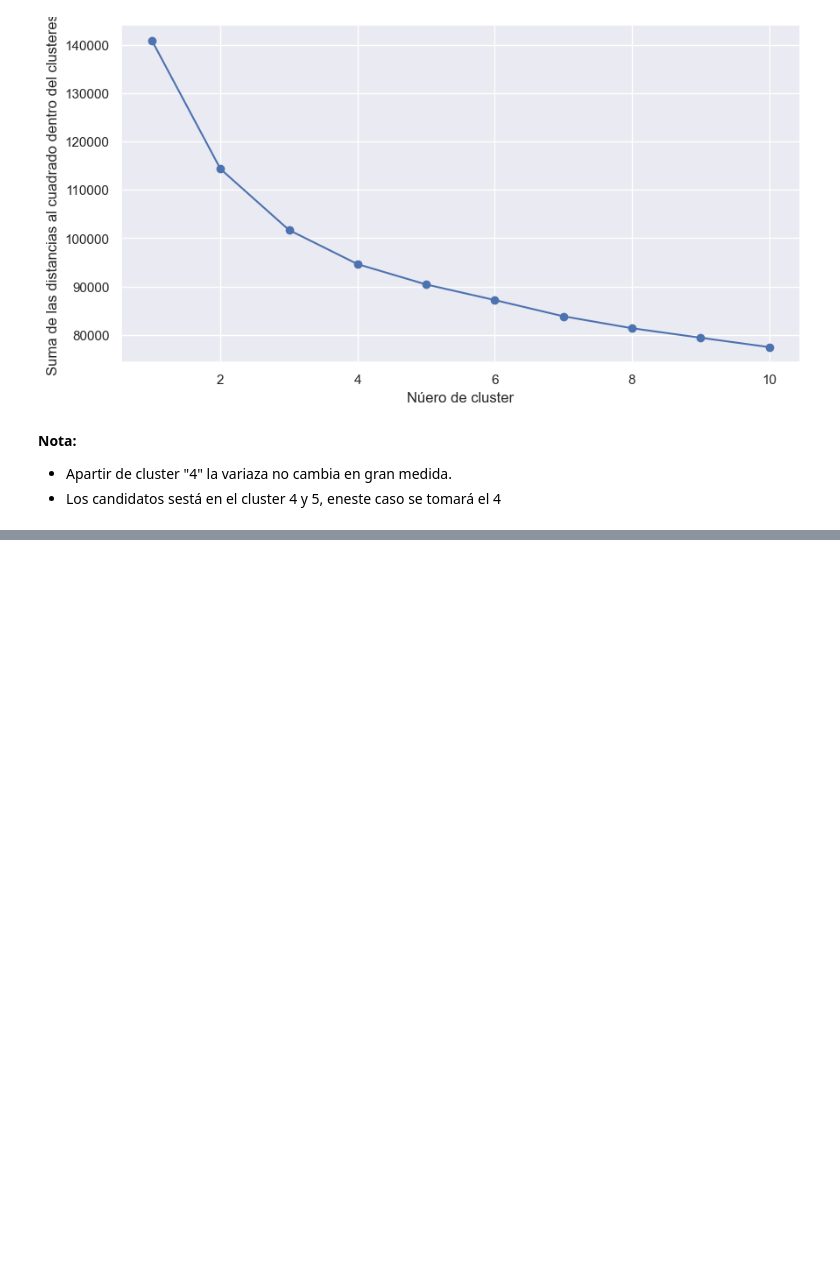
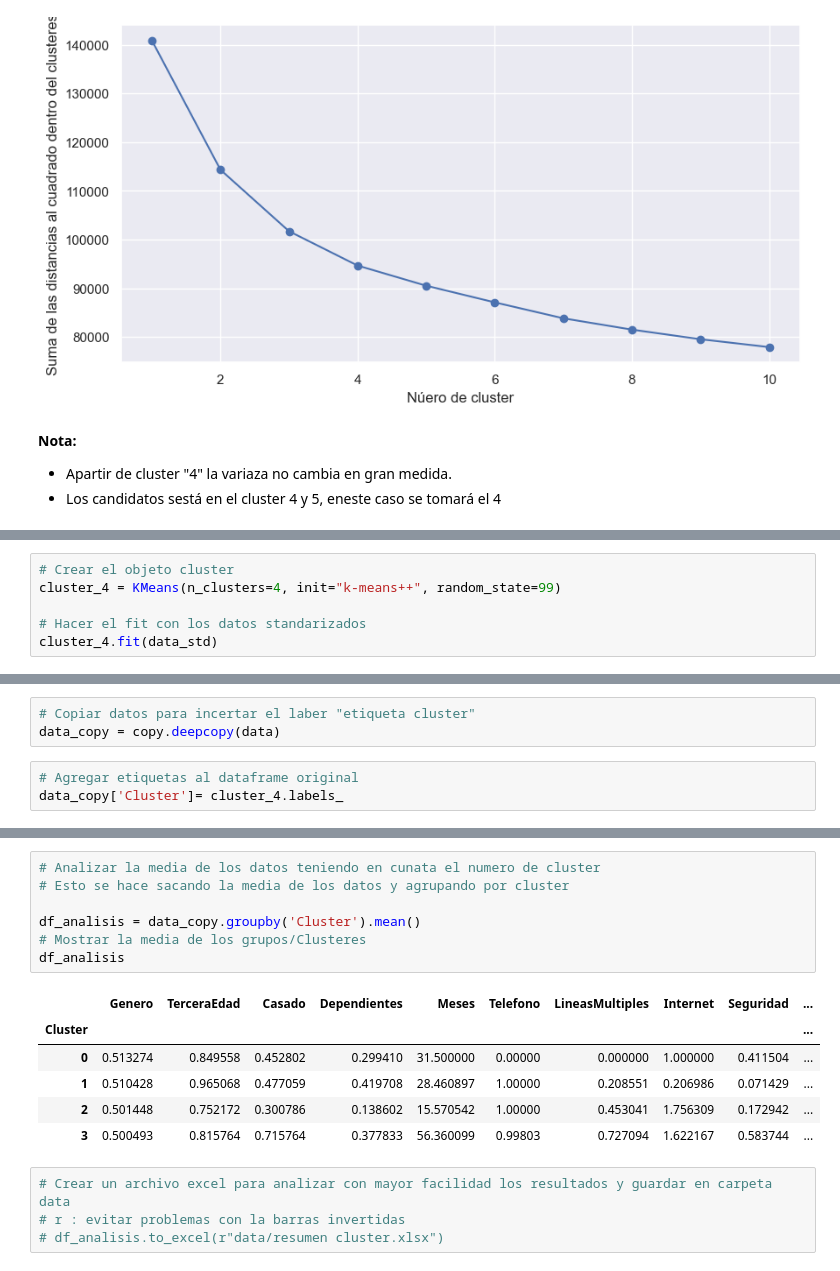
Before and after one commit to antoniomedina99/Curso_Machine_Learning_Aplicada_a_Marketing_Analytics_con_Python, a Jupyter notebook: Análisis de Clústeres con K-Means/Clusteres k mins.ipynb, the cells around one changed output, grey strips where cells are left out. Saved outputs shown, nothing was run; the diff lists cells and outputs as text; blank space fills up the shorter version.

Commit message:
Analisis de clusteres
Se da caracterización a cada uno de los clústeres

```diff
--- a/Análisis de Clústeres con K-Means/Clusteres k mins.ipynb
+++ b/Análisis de Clústeres con K-Means/Clusteres k mins.ipynb
@@ -125,0 +132,6 @@ plt.show()
+# %%
+# Crear el objeto cluster
+cluster_4 = KMeans(n_clusters=4, init="k-means++", random_state=99)
+
+# Hacer el fit con los datos standarizados
+cluster_4.fit(data_std)
@@ -125,0 +144,6 @@ plt.show()
+# %%
+# Copiar datos para incertar el laber "etiqueta cluster"
+data_copy = copy.deepcopy(data)
+# %%
+# Agregar etiquetas al dataframe original
+data_copy['Cluster']= cluster_4.labels_
@@ -125,0 +160,18 @@ plt.show()
+# %%
+# Analizar la media de los datos teniendo en cunata el numero de cluster
+# Esto se hace sacando la media de los datos y agrupando por cluster
+
+df_analisis = data_copy.groupby('Cluster').mean()
+# Mostrar la media de los grupos/Clusteres
+df_analisis
+# %% [output]
+|  | Genero | TerceraEdad | Casado | Dependientes | Meses | Telefono | LineasMultiples | Internet | Seguridad | ... |
+| Cluster |  |  |  |  |  |  |  |  |  | ... |
+| 0 | 0.513274 | 0.849558 | 0.452802 | 0.299410 | 31.500000 | 0.00000 | 0.000000 | 1.000000 | 0.411504 | ... |
+| 1 | 0.510428 | 0.965068 | 0.477059 | 0.419708 | 28.460897 | 1.00000 | 0.208551 | 0.206986 | 0.071429 | ... |
+| 2 | 0.501448 | 0.752172 | 0.300786 | 0.138602 | 15.570542 | 1.00000 | 0.453041 | 1.756309 | 0.172942 | ... |
+| 3 | 0.500493 | 0.815764 | 0.715764 | 0.377833 | 56.360099 | 0.99803 | 0.727094 | 1.622167 | 0.583744 | ... |
+# %%
+# Crear un archivo excel para analizar con mayor facilidad los resultados y guardar en carpeta data
+# r : evitar problemas con la barras invertidas
+# df_analisis.to_excel(r"data/resumen cluster.xlsx")
```
Also changed, not shown: parts of 14 cells of this notebook, 5 other files.
